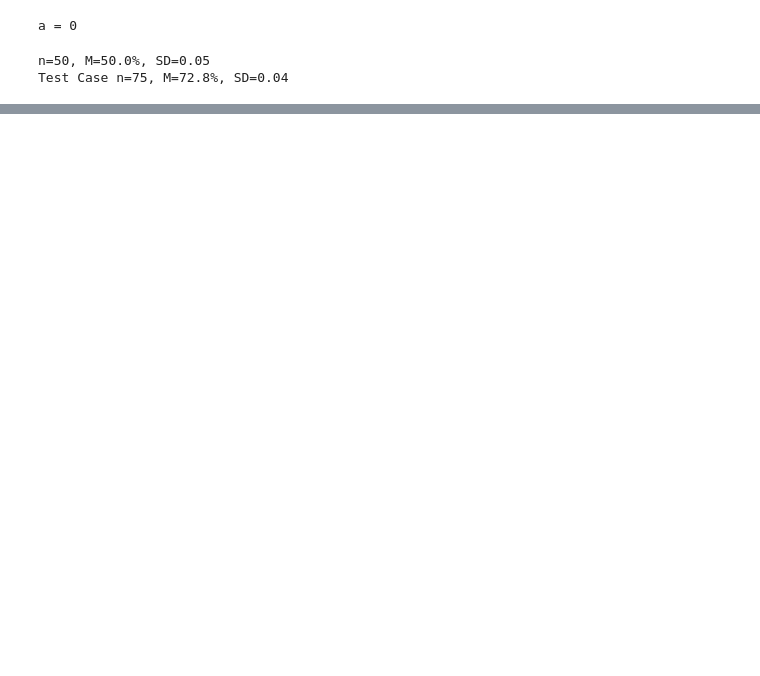
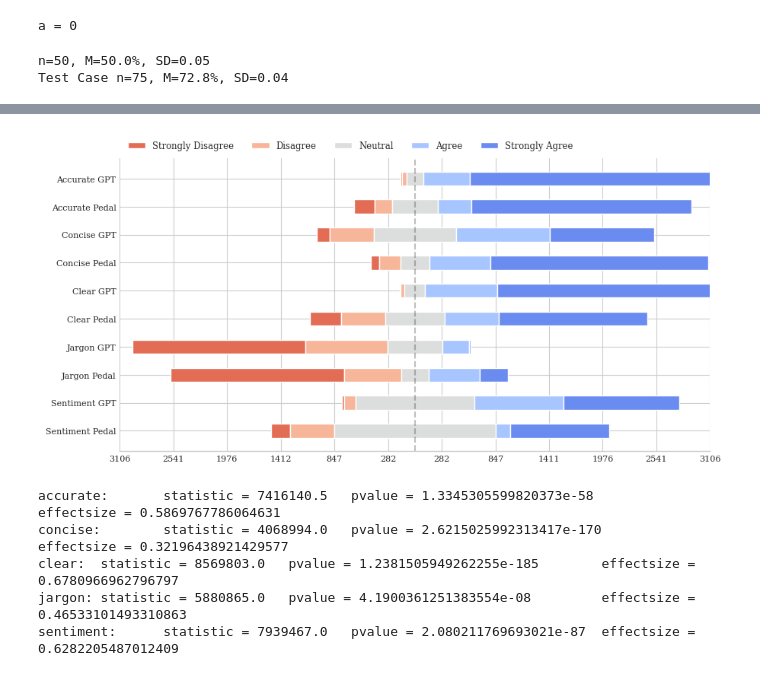
Before and after one commit to THRALLab/pedal-kennel, a Jupyter notebook: examples/chosen_problems_st3-3_as3-3_at1_v1/analysis.ipynb, the cells around one changed output, grey strips where cells are left out. Cells and saved outputs as stored; diff of their text form; code cells hidden in the pictures; blank space fills up the shorter version.

```diff
--- a/examples/chosen_problems_st3-3_as3-3_at1_v1/analysis.ipynb
+++ b/examples/chosen_problems_st3-3_as3-3_at1_v1/analysis.ipynb
@@ -441,0 +308,6 @@ IRR for pedal sentiment: 0.41011168021282296
+# %%
+for column in ['assignment_name', 'student_name', 'filename', 'score_category']:
+    print(column, 'IRR scores:')
+    for col_value, df_col in side_by_side.groupby(by=[column]):
+        alpha = krippendorff.alpha(reliability_data=df_col.T.values, level_of_measurement='ordinal')
+        print(f"\t{col_value[0]}: {alpha}")
@@ -492,0 +356,8 @@ def draw_boxplot(title, gpt_values, pedal_values):
+# %%
+# Means for each student
+
+for column in ['assignment_name', 'student_name', 'filename', 'score_category']:
+    print(column, 'means:')
+    for col_value, df_col in side_by_side.groupby(by=[column]):
+        mean = df_col.T.mean().iloc[0]
+        print(f"\t{col_value[0]}: {mean}")
@@ -492,0 +382,9 @@ def draw_boxplot(title, gpt_values, pedal_values):
+# %%
+for column in ['score_category']:
+    print(f'{column} means:')
+    for data_field in data_fields:
+        for feedback_type in ['gpt', 'pedal']:
+            print(
+                f'\tinstructor_feedback_{feedback_type}_{data_field} mean:',
+                float(df[(df[column] == f'instructor_feedback_{feedback_type}_{data_field}')].groupby([column])['score'].mean().iloc[0])
+            )
@@ -493 +458,26 @@ def draw_boxplot(title, gpt_values, pedal_values):
+# %%
+# Totalling all the data:
+
+results = {category: list(v.values) for category, v in df.groupby('score_category').score.value_counts().unstack('score_category').items()}
+results_sorted = {}
+for data_field in data_fields:
+    results_sorted[data_field.capitalize() + ' GPT'] = results['instructor_feedback_gpt_' + data_field]
+    results_sorted[data_field.capitalize() + ' Pedal'] = results['instructor_feedback_pedal_' + data_field]
+fig, ax = diverging_stacked_bar_chart(results_sorted)
+plt.show()
+
+# Significance test
+
+for data_field in data_fields:
+    gpt_scores = df[df.score_category == f'instructor_feedback_gpt_{data_field}']['score']
+    pedal_scores = df[df.score_category == f'instructor_feedback_pedal_{data_field}']['score']
+    U, p = st.mannwhitneyu(gpt_scores, pedal_scores)
+    print(data_field + ':\tstatistic =', U, '\tpvalue =', p, '\teffectsize =', U / (len(gpt_scores) * len(pedal_scores)))
+# %% [output]
+[figure, added]
+accurate:       statistic = 7416140.5   pvalue = 1.3345305599820373e-58         effectsize = 0.5869767786064631
+concise:        statistic = 4068994.0   pvalue = 2.6215025992313417e-170        effectsize = 0.32196438921429577
+clear:  statistic = 8569803.0   pvalue = 1.2381505949262255e-185        effectsize = 0.6780966962796797
+jargon: statistic = 5880865.0   pvalue = 4.1900361251383554e-08         effectsize = 0.46533101493310863
+sentiment:      statistic = 7939467.0   pvalue = 2.080211769693021e-87  effectsize = 0.6282205487012409
 # %%
```
Also changed, not shown: parts of 16 cells of this notebook.
